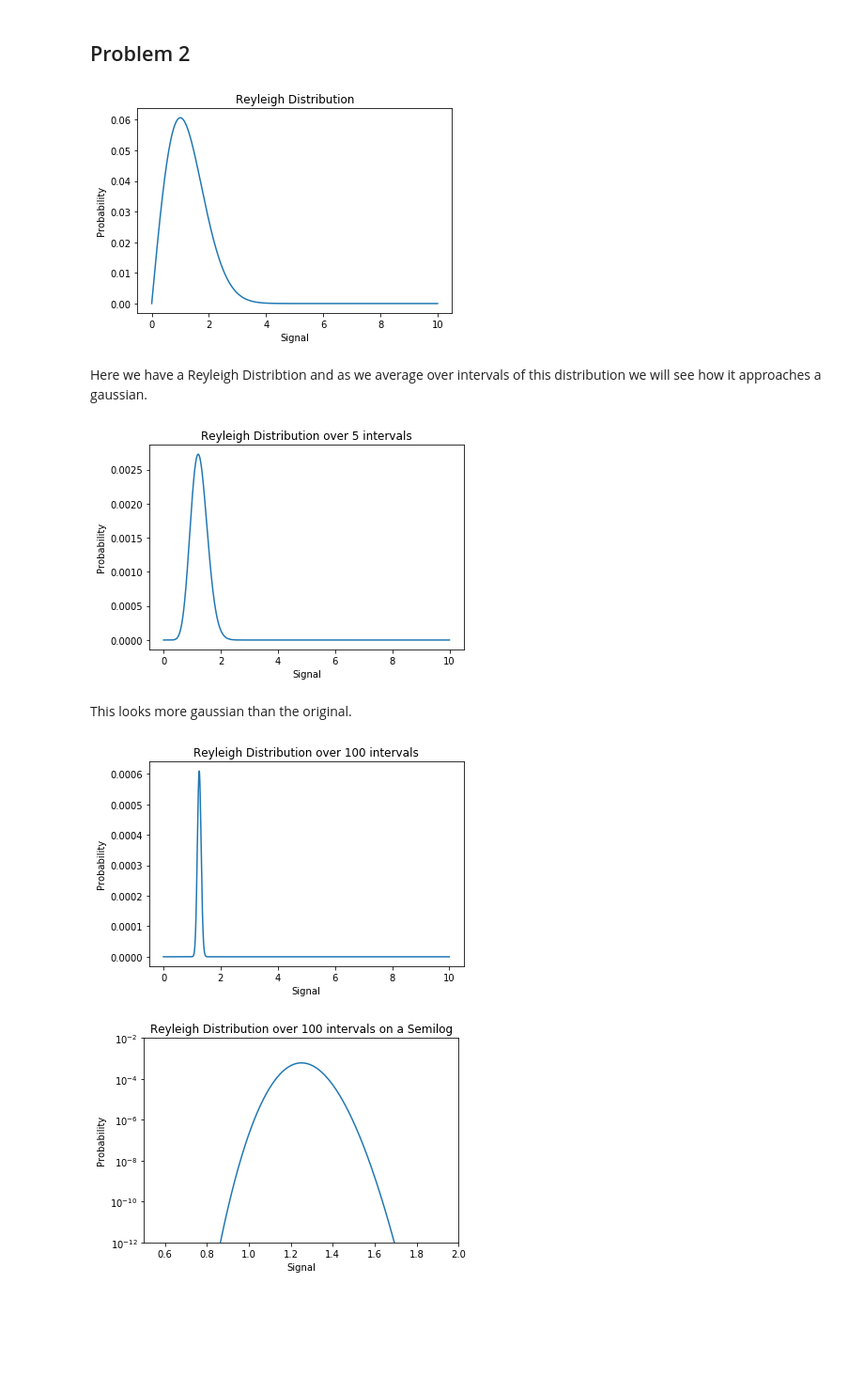
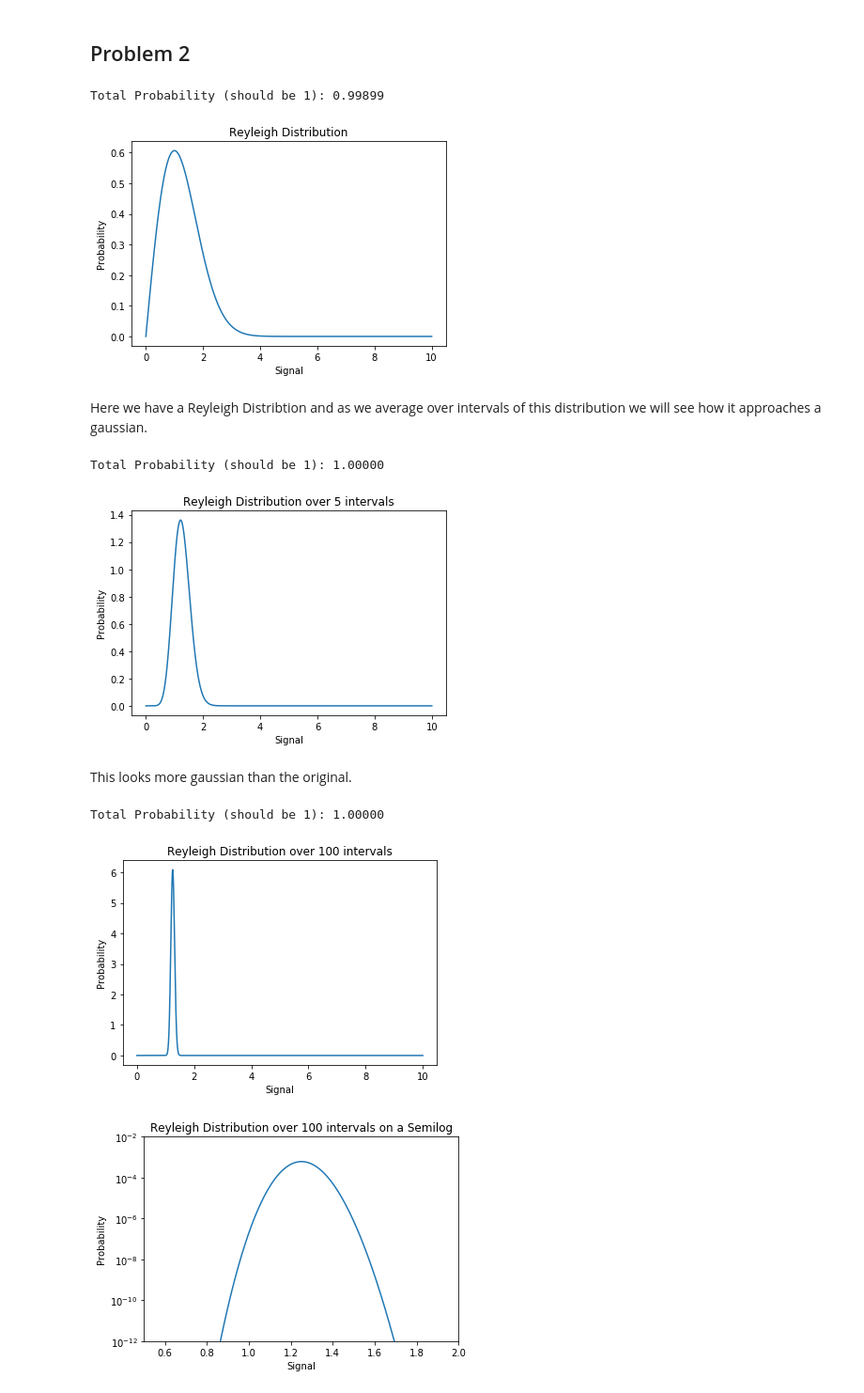
Before and after one commit to SaranshPK/Phys434, a Jupyter notebook: lab#2.ipynb, the cells around one changed output. Shown at 94% size. Saved outputs shown, nothing was run; the diff lists cells and outputs as text; code cells hidden in the pictures; blank space fills up the shorter version.

```diff
--- a/lab#2.ipynb
+++ b/lab#2.ipynb
@@ -97,31 +97,35 @@ Sigma: 3.606
 ## Problem 2
 # %%
 x = np.linspace(0, 10, 1000)
-p = stats.rayleigh.pdf(x)*0.1
+p = stats.rayleigh.pdf(x)
 fig = plt.plot(x, p, label='rayleigh pdf')
+print(f'Total Probability (should be 1): {sum(p)*(10/len(p)):.5f}')
 plt.title("Reyleigh Distribution")
 plt.xlabel("Signal")
 plt.ylabel("Probability")
 plt.show()
 # %% [output]
+Total Probability (should be 1): 0.99899
-[figure, old version]
+[figure, new version]
 # %% [markdown]
 Here we have a Reyleigh Distribtion and as we average over intervals of this distribution we will see how it approaches a gaussian.
 # %%
 n = 5
 sump = p
 for i in range(n-1):
     sump = np.convolve(sump, p)
 x = np.linspace(0, 10, sump.size)
 total = sum(sump)
 avgp = np.divide(sump, total)
-fig = plt.plot(x, avgp)
+fig = plt.plot(x, avgp*sump.size/10)
+print(f'Total Probability (should be 1): {sum(avgp):.5f}')
 plt.title("Reyleigh Distribution over 5 intervals")
 plt.xlabel("Signal")
 plt.ylabel("Probability")
 plt.show()
 # %% [output]
+Total Probability (should be 1): 1.00000
-[figure, old version]
+[figure, new version]
 # %% [markdown]
 This looks more gaussian than the original.
 # %%
@@ -132,13 +136,15 @@ for i in range(n-1):
 x = np.linspace(0, 10, sump.size)
 total = sum(sump)
 avgp = np.divide(sump, total)
-fig = plt.plot(x, avgp)
+fig = plt.plot(x, avgp*sump.size/10)
+print(f'Total Probability (should be 1): {sum(avgp):.5f}')
 plt.title("Reyleigh Distribution over 100 intervals")
 plt.xlabel("Signal")
 plt.ylabel("Probability")
 plt.show()
 # %% [output]
+Total Probability (should be 1): 1.00000
-[figure, old version]
+[figure, new version]
 # %%
 fig = plt.plot(x,avgp)
 plt.yscale('log')
```
Also changed, not shown: parts of 14 cells of this notebook, 1 other file.
